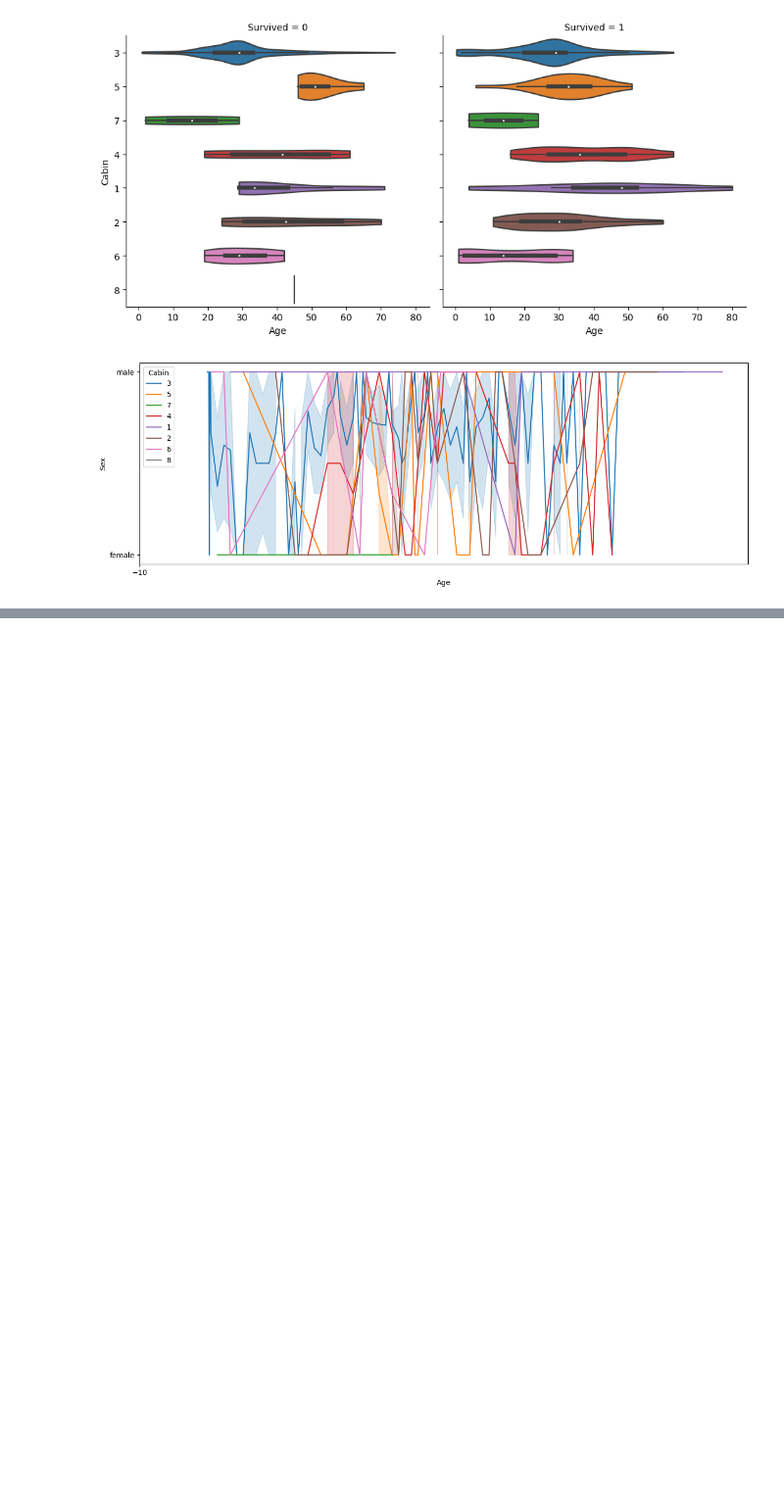
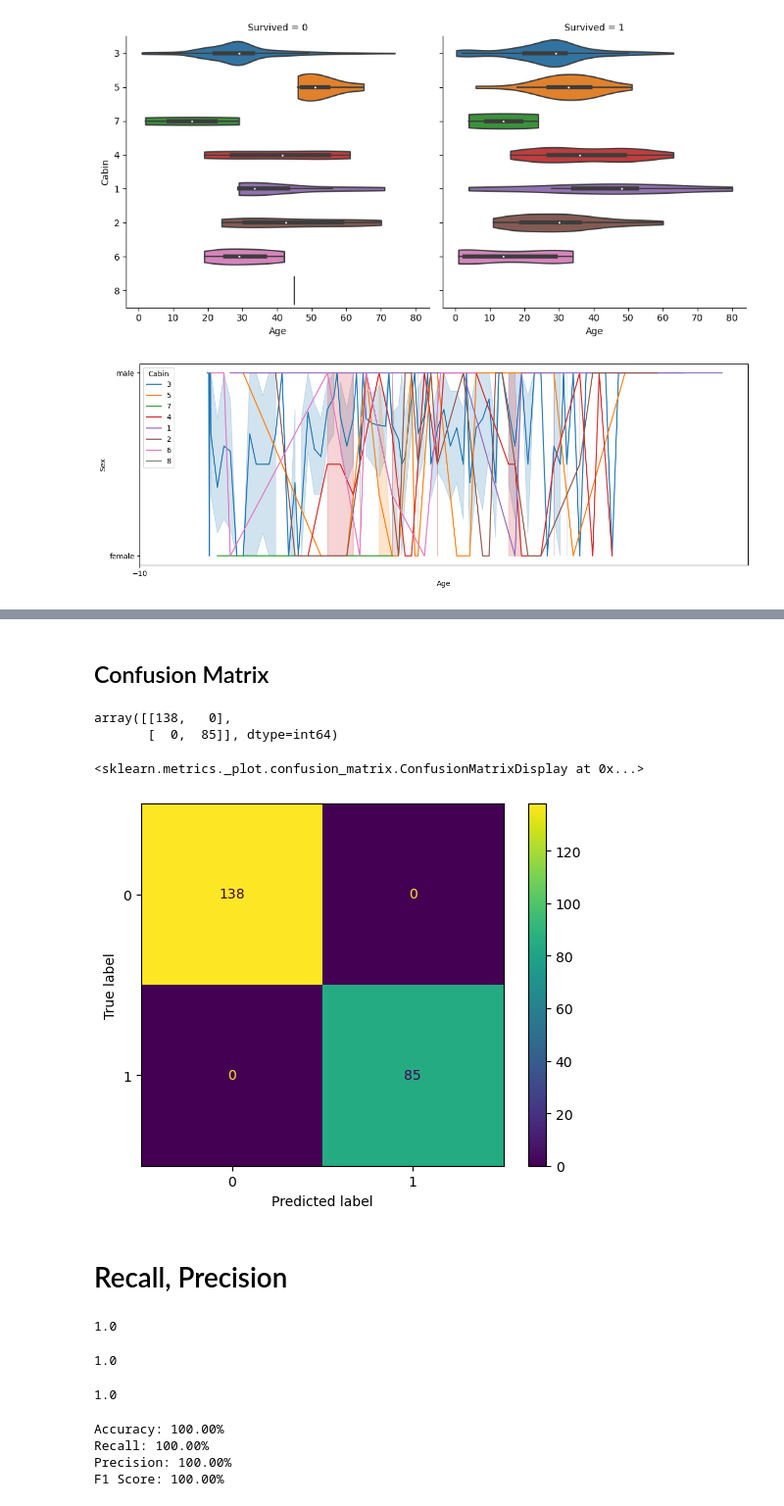
Before and after one commit to LegitMarkus/Titanix-KI, a Jupyter notebook: Titanix.ipynb, the cells around one changed output, grey strips where cells are left out. Shown at 98% size. Saved outputs shown, nothing was run; the diff lists cells and outputs as text; code cells hidden in the pictures; blank space fills up the shorter version.

```diff
--- a/Titanix.ipynb
+++ b/Titanix.ipynb
@@ -476,0 +602,48 @@ line_plot.set_xticks(xticks[::40]);
+# %% [markdown]
+## Confusion Matrix
+# %%
+from sklearn.metrics import confusion_matrix
+
+cm = confusion_matrix(test_y, pred_y)
+cm
+# %% [output]
+array([[138,   0],
+       [  0,  85]], dtype=int64)
+# %%
+from sklearn.metrics import ConfusionMatrixDisplay
+
+cm_display = ConfusionMatrixDisplay(cm)
+cm_display.plot()
+# %% [output]
+<sklearn.metrics._plot.confusion_matrix.ConfusionMatrixDisplay at 0x...>
+[figure, added]
+# %% [markdown]
+# Recall, Precision
+# %%
+recall = metrics.recall_score(test_y, pred_y)
+recall
+# %% [output]
+1.0
+# %%
+precision = metrics.precision_score(test_y, pred_y)
+precision
+# %% [output]
+1.0
+# %%
+f1_score = metrics.f1_score(test_y, pred_y)
+f1_score
+# %% [output]
+1.0
+# %%
+dt_model = DecisionTreeClassifier(random_state=52)
+dt_model.fit(train_X, train_y)
+pred_y = dt_model.predict(test_X)
+print('Accuracy: {:.2%}'.format(metrics.accuracy_score(test_y, pred_y)))
+print('Recall: {:.2%}'.format(metrics.recall_score(test_y, pred_y)))
+print('Precision: {:.2%}'.format(metrics.precision_score(test_y, pred_y)))
+print('F1 Score: {:.2%}'.format(metrics.f1_score(test_y, pred_y)))
+# %% [output]
+Accuracy: 100.00%
+Recall: 100.00%
+Precision: 100.00%
+F1 Score: 100.00%
```
Also changed, not shown: parts of 19 cells of this notebook.
